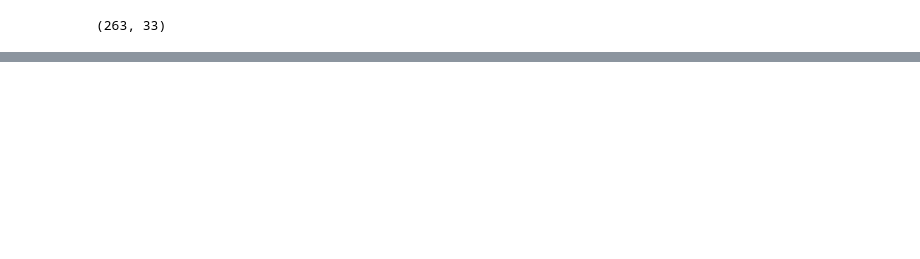
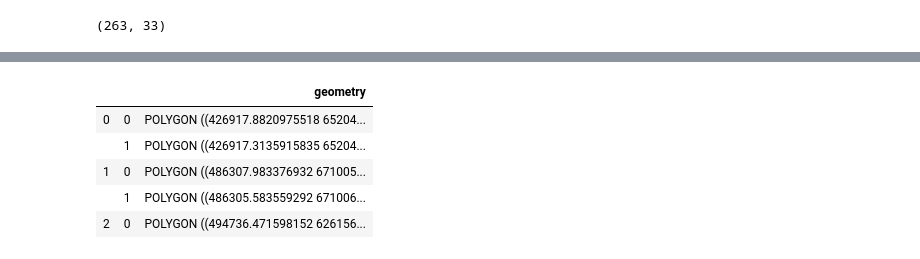
Before and after one commit to nathangeology/FORCE_Geolocation_Docs, a Jupyter notebook: notebooks/plot_test.ipynb, the cells around one changed output, grey strips where cells are left out. Cells and saved outputs as stored; diff of their text form; code cells hidden in the pictures; blank space fills up the shorter version.

```diff
--- a/notebooks/plot_test.ipynb
+++ b/notebooks/plot_test.ipynb
@@ -37,0 +122,9 @@ fields_test.shape
+# %%
+new_gdf.head()
+# %% [output]
+|  |  | geometry |
+| 0 | 0 | POLYGON ((426917.8820975518 65204... |
+|  | 1 | POLYGON ((426917.3135915835 65204... |
+| 1 | 0 | POLYGON ((486307.983376932 671005... |
+|  | 1 | POLYGON ((486305.583559292 671006... |
+| 2 | 0 | POLYGON ((494736.471598152 626156... |
```
Also changed, not shown: parts of 26 cells of this notebook, 2 other files.
